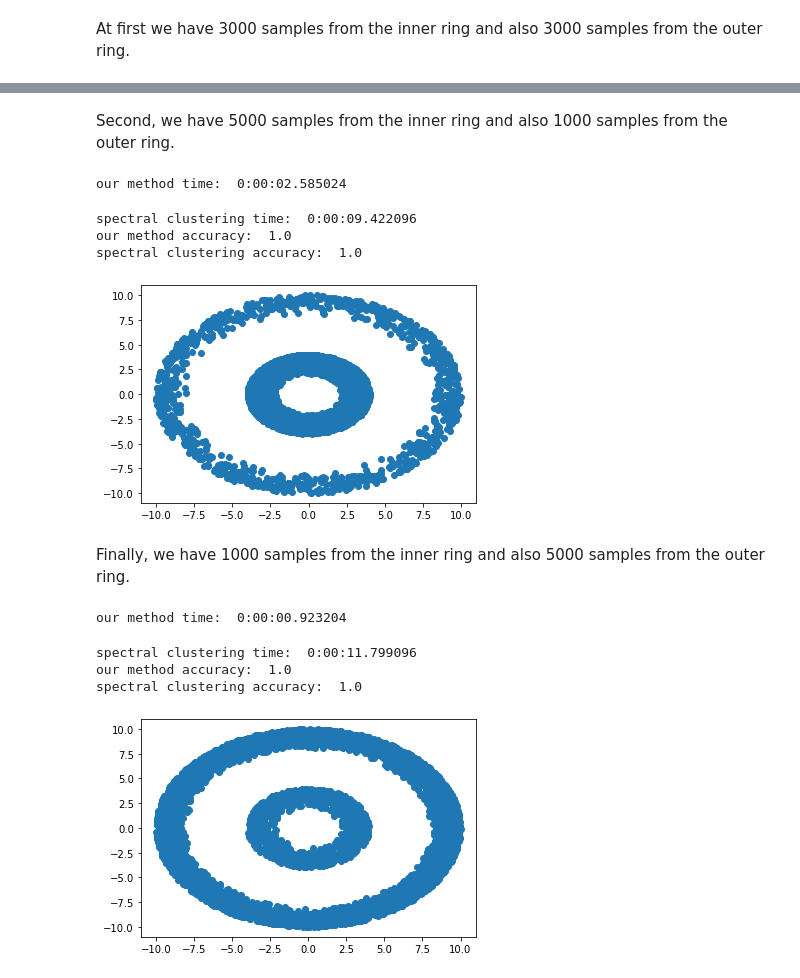
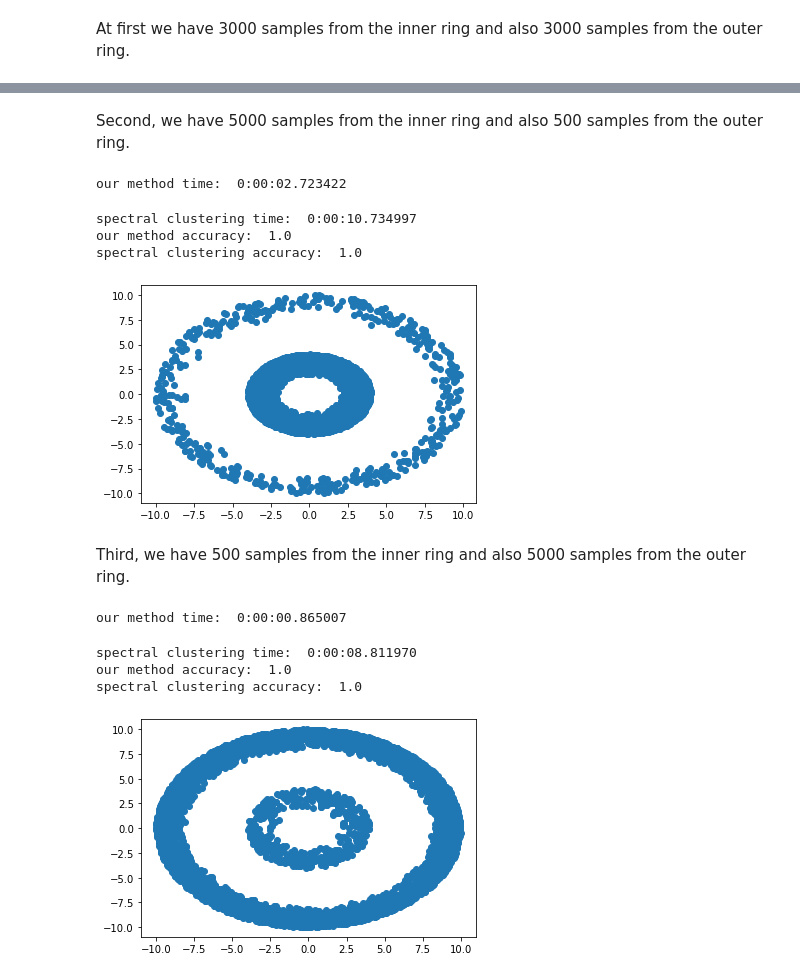
Before and after one commit to sahelyiyi/LocClustNLasso, a Jupyter notebook: loc_clust_kmeans.ipynb, the cells around one changed output, grey strips where cells are left out. Cells and saved outputs as stored; diff of their text form; code cells hidden in the pictures.

Commit message:
update spectral clustering experiments

```diff
--- a/loc_clust_kmeans.ipynb
+++ b/loc_clust_kmeans.ipynb
@@ -282,39 +282,39 @@ spectral clustering accuracy:  1.0
 # %% [markdown]
-Second, we have 5000 samples from the inner ring and also 1000 samples from the outer ring.
+Second, we have 5000 samples from the inner ring and also 500 samples from the outer ring.
 # %%
 K = 15
 N1 = 5000
-N2 = 1000
+N2 = 500
 true_labels = np.array([0 for i in range(N1)] + [1 for i in range(N2)])
 
 points, history, spectral_labels = run_rings(N1, N2, K, 1, 0.01)
 
 
 X = history[-1]
 kmeans = KMeans(n_clusters=2, random_state=0).fit(X.reshape(len(X), 1))
 if kmeans.labels_[0] == 0:
     print('our method accuracy: ', len(np.where(kmeans.labels_ == true_labels)[0])/len(true_labels))
 else:
     print('our method accuracy: ', len(np.where(kmeans.labels_ == 1-true_labels)[0])/len(true_labels))
 
 if spectral_labels[0] == 0:
     print('spectral clustering accuracy: ', len(np.where(spectral_labels == true_labels)[0])/len(true_labels))
 else:
     print('spectral clustering accuracy: ', len(np.where(spectral_labels == 1-true_labels)[0])/len(true_labels))
 
 plt.scatter(points[:, 0], points[:, 1], marker='o', label='Samples')
 plt.show()
 # %% [output]
-our method time:  0:00:02.585024
+our method time:  0:00:02.723422
-spectral clustering time:  0:00:09.422096
+spectral clustering time:  0:00:10.734997
 our method accuracy:  1.0
 spectral clustering accuracy:  1.0
-[figure, old version]
+[figure, new version]
 # %% [markdown]
-Finally, we have 1000 samples from the inner ring and also 5000 samples from the outer ring.
+Third, we have 500 samples from the inner ring and also 5000 samples from the outer ring.
 # %%
 K = 15
-N1 = 1000
+N1 = 500
 N2 = 5000
 true_labels = np.array([0 for i in range(N1)] + [1 for i in range(N2)])
 
@@ -336,8 +336,8 @@ else:
 plt.scatter(points[:, 0], points[:, 1], marker='o', label='Samples')
 plt.show()
 # %% [output]
-our method time:  0:00:00.923204
+our method time:  0:00:00.865007
-spectral clustering time:  0:00:11.799096
+spectral clustering time:  0:00:08.811970
 our method accuracy:  1.0
 spectral clustering accuracy:  1.0
-[figure, old version]
+[figure, new version]
```
Also changed, not shown: parts of 1 cell of this notebook.
